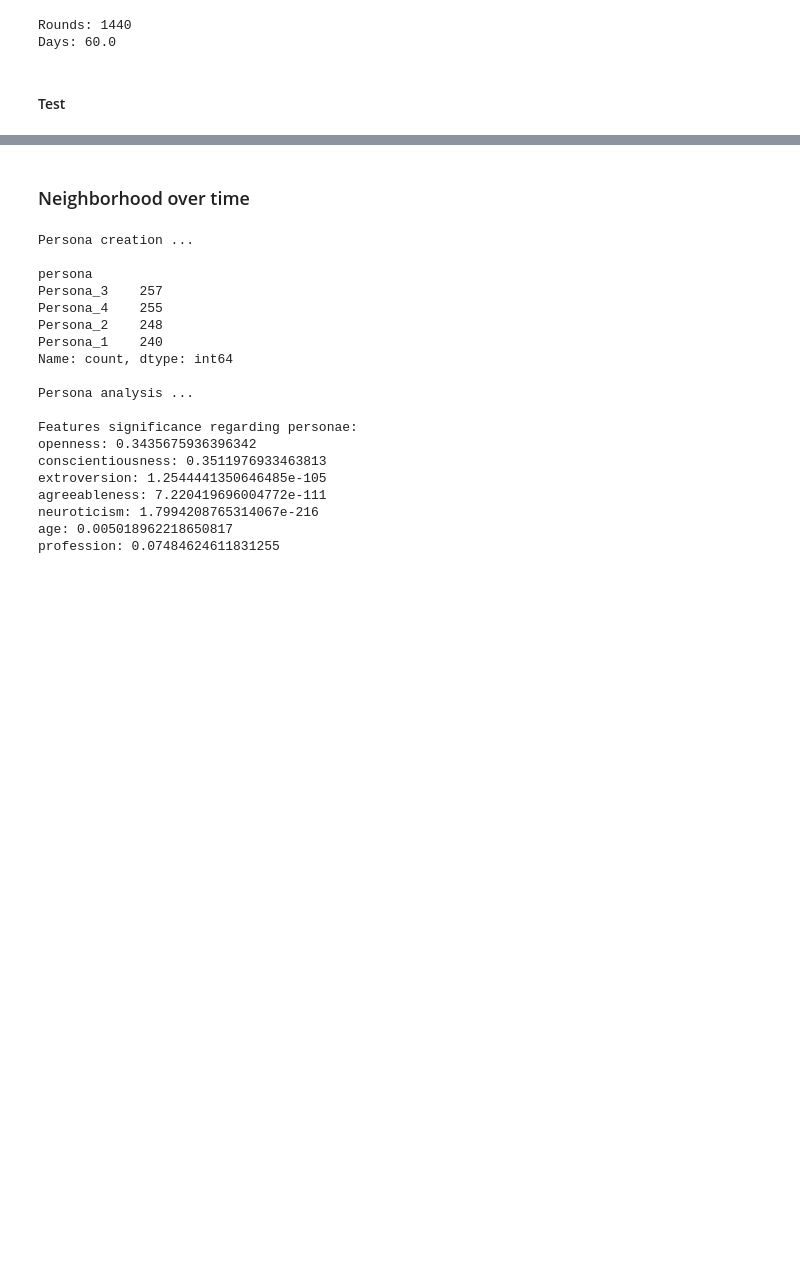
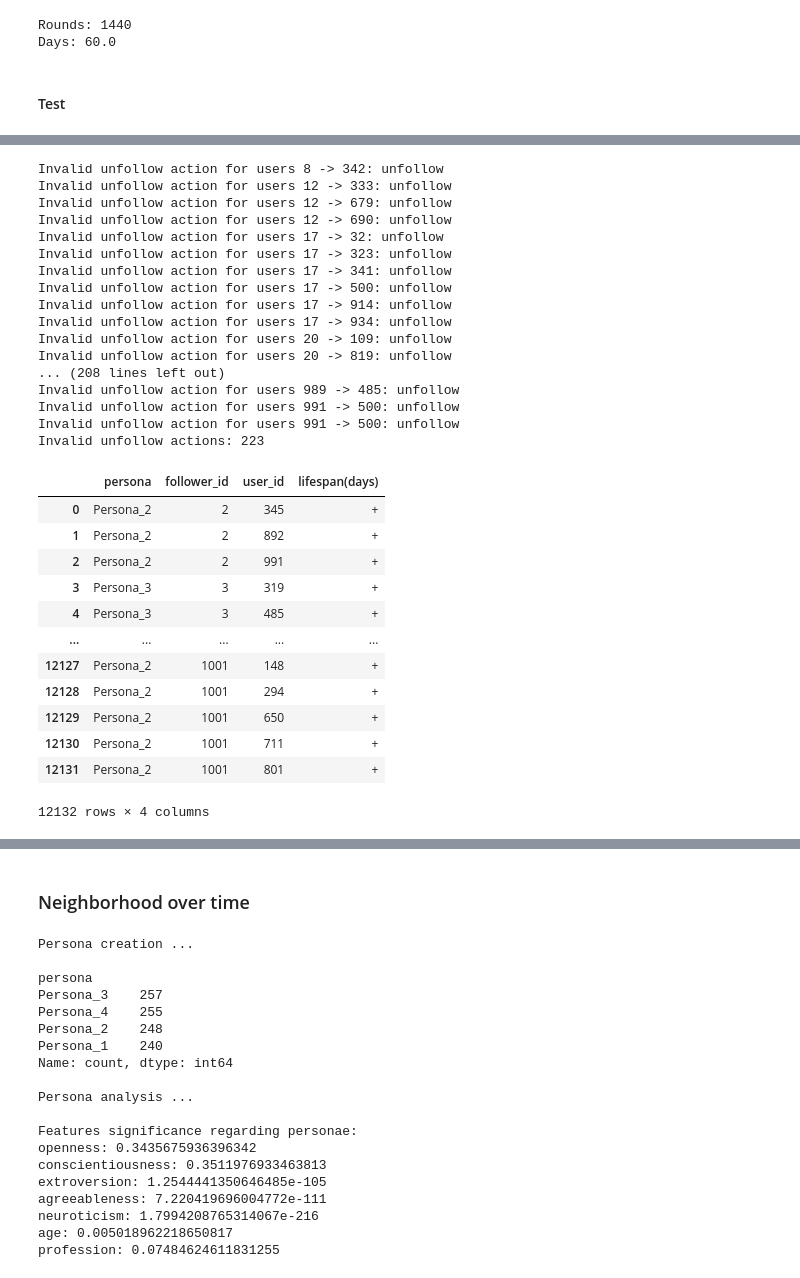
Before and after one commit to MagdalenaWilk/Personality-Driven_Behaviour_in_Synthetic_Social_Networks, a Jupyter notebook: analysis_set1_unfollow.ipynb, the cells around one changed output, grey strips where cells are left out. Drawn from its saved outputs; the diff is of its cells as text; code cells hidden in the pictures; blank space fills up the shorter version.

```diff
--- a/analysis_set1_unfollow.ipynb
+++ b/analysis_set1_unfollow.ipynb
@@ -248,0 +277,56 @@ Days: 60.0
+# %%
+lifespans = []
+invalid_unfollows_counts = 0
+
+for (u, v, persona), group in lifespan_df.groupby(['follower_id', 'user_id', 'persona']):
+    start = None
+
+    for _, row in group.iterrows():
+        if row['action'] == 'follow':
+            start = row['round']
+        elif row['action'] == 'unfollow' and start is not None:
+            lifespan = (row['round'] - start) / 24
+            lifespans.append((persona, u, v, lifespan))
+            start = None
+        elif row['action'] == 'unfollow' and start is None:
+            print(f"Invalid unfollow action for users {u} -> {v}: {row['action']}")
+            invalid_unfollows_counts += 1
+
+    if start is not None:
+        lifespans.append((persona, u, v, '+')) # connection still exist
+
+print(f"Invalid unfollow actions: {invalid_unfollows_counts}")
+
+lifespans = pd.DataFrame(lifespans, columns=['persona', 'follower_id', 'user_id', 'lifespan(days)'])
+lifespans
+# %% [output]
+Invalid unfollow action for users 8 -> 342: unfollow
+Invalid unfollow action for users 12 -> 333: unfollow
+Invalid unfollow action for users 12 -> 679: unfollow
+Invalid unfollow action for users 12 -> 690: unfollow
+Invalid unfollow action for users 17 -> 32: unfollow
+Invalid unfollow action for users 17 -> 323: unfollow
+Invalid unfollow action for users 17 -> 341: unfollow
+Invalid unfollow action for users 17 -> 500: unfollow
+Invalid unfollow action for users 17 -> 914: unfollow
+Invalid unfollow action for users 17 -> 934: unfollow
+Invalid unfollow action for users 20 -> 109: unfollow
+Invalid unfollow action for users 20 -> 819: unfollow
+... (208 lines left out)
+Invalid unfollow action for users 989 -> 485: unfollow
+Invalid unfollow action for users 991 -> 500: unfollow
+Invalid unfollow action for users 991 -> 500: unfollow
+Invalid unfollow actions: 223
+|  | persona | follower_id | user_id | lifespan(days) |
+| 0 | Persona_2 | 2 | 345 | + |
+| 1 | Persona_2 | 2 | 892 | + |
+| 2 | Persona_2 | 2 | 991 | + |
+| 3 | Persona_3 | 3 | 319 | + |
+| 4 | Persona_3 | 3 | 485 | + |
+| ... | ... | ... | ... | ... |
+| 12127 | Persona_2 | 1001 | 148 | + |
+| 12128 | Persona_2 | 1001 | 294 | + |
+| 12129 | Persona_2 | 1001 | 650 | + |
+| 12130 | Persona_2 | 1001 | 711 | + |
+| 12131 | Persona_2 | 1001 | 801 | + |
+12132 rows × 4 columns
```
Also changed, not shown: parts of 18 cells of this notebook, 2 other files.
